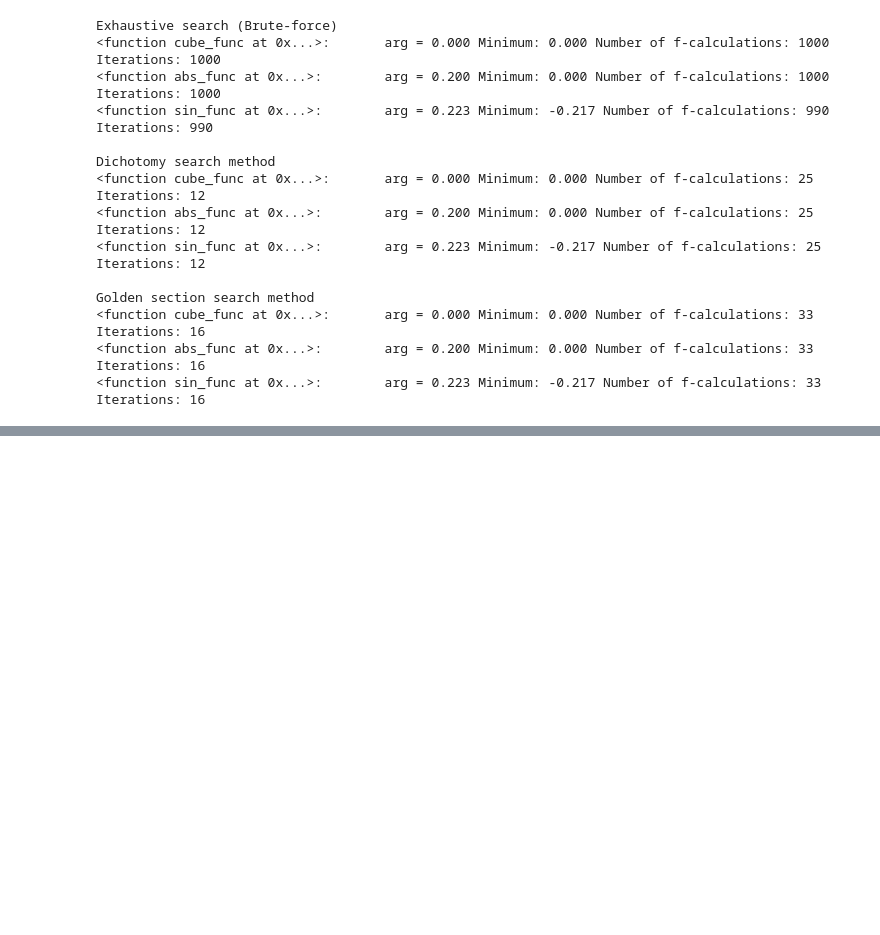
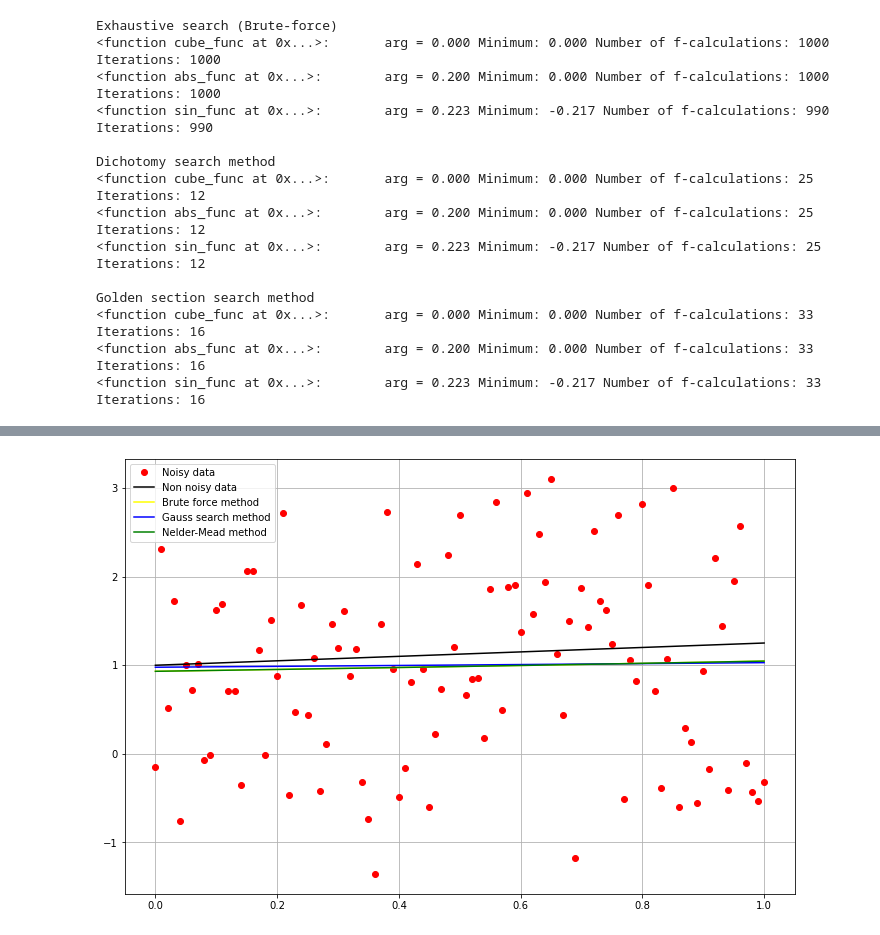
Before and after one commit to alex-mat-s/Algorithms_ITMO, a Jupyter notebook: Lab2.ipynb, the cells around one changed output, grey strips where cells are left out. Saved outputs shown, nothing was run; the diff lists cells and outputs as text; code cells hidden in the pictures; blank space fills up the shorter version.

```diff
--- a/Lab2.ipynb
+++ b/Lab2.ipynb
@@ -170,0 +170,4 @@ plt.legend(['Noisy data'])
+# %%
+def least_squares_rational(params, y_f, x):
+    a, b = params
+    return np.sum((rational_approx_func(x, a, b) - y_f) ** 2)
@@ -170,0 +228,12 @@ plt.legend(['Noisy data'])
+# %%
+# rational optimization brute
+a_brute_rat, b_brute_rat = scipy.optimize.brute(least_squares_rational, [[0, 1],[0, 1]], args=(yk, x))
+print('Rational optimization (exhaustive search method):\n', a_brute_rat, b_brute_rat)
+
+# rational optimization Gauss method
+powell_rat = scipy.optimize.minimize(least_squares_rational, [0, 0], args=(yk, x), method='Powell', tol=eps)
+print('\nRational optimization (Gauss search method):\n', powell_rat)
+
+# rational optimization Nelder-Mead
+nelderMead_rat = scipy.optimize.minimize(least_squares_rational, [0, 0], args=(yk, x), method='Nelder-Mead', tol=eps)
+print('\nRationl optimization (Nelder-Mead method):\n', nelderMead_rat)
@@ -170,0 +258,24 @@ plt.legend(['Noisy data'])
+# %%
+y_rational_opt_brute = []
+for i in range(101):
+    y_rational_opt_brute.append(a_brute_rat / (1 + b_brute_rat * x[i]))
+
+y_rational_opt_powell = []
+for i in range(101):
+    y_rational_opt_powell.append(powell_rat.x[0] / (1 + powell_rat.x[1] * x[i]))
+
+y_rational_opt_nelderMead = []
+for i in range(101):
+    y_rational_opt_nelderMead.append(nelderMead_rat.x[0] / (1 + nelderMead_rat.x[1] * x[i]))
+
+plt.figure(figsize=(12, 8))
+plt.grid()
+plt.plot(x, yk, 'ro')
+plt.plot(x, y_init, color='black')
+plt.plot(x, y_rational_opt_brute, color='yellow')
+plt.plot(x, y_rational_opt_powell, color='blue')
+plt.plot(x, y_rational_opt_nelderMead, color='green')
+plt.legend(['Noisy data', 'Non noisy data', 'Brute force method', 'Gauss search method', 'Nelder-Mead method'])
+plt.show()
+# %% [output]
+[figure, added]
```
Also changed, not shown: parts of 18 cells of this notebook.
